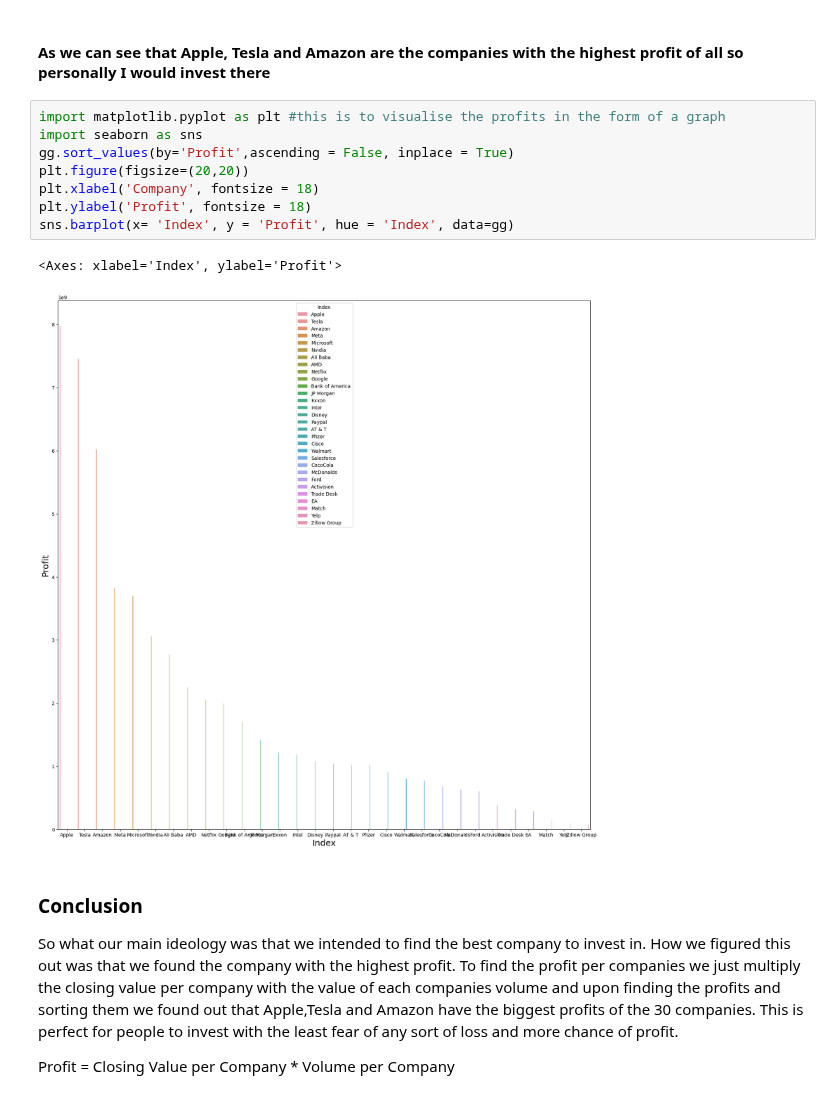
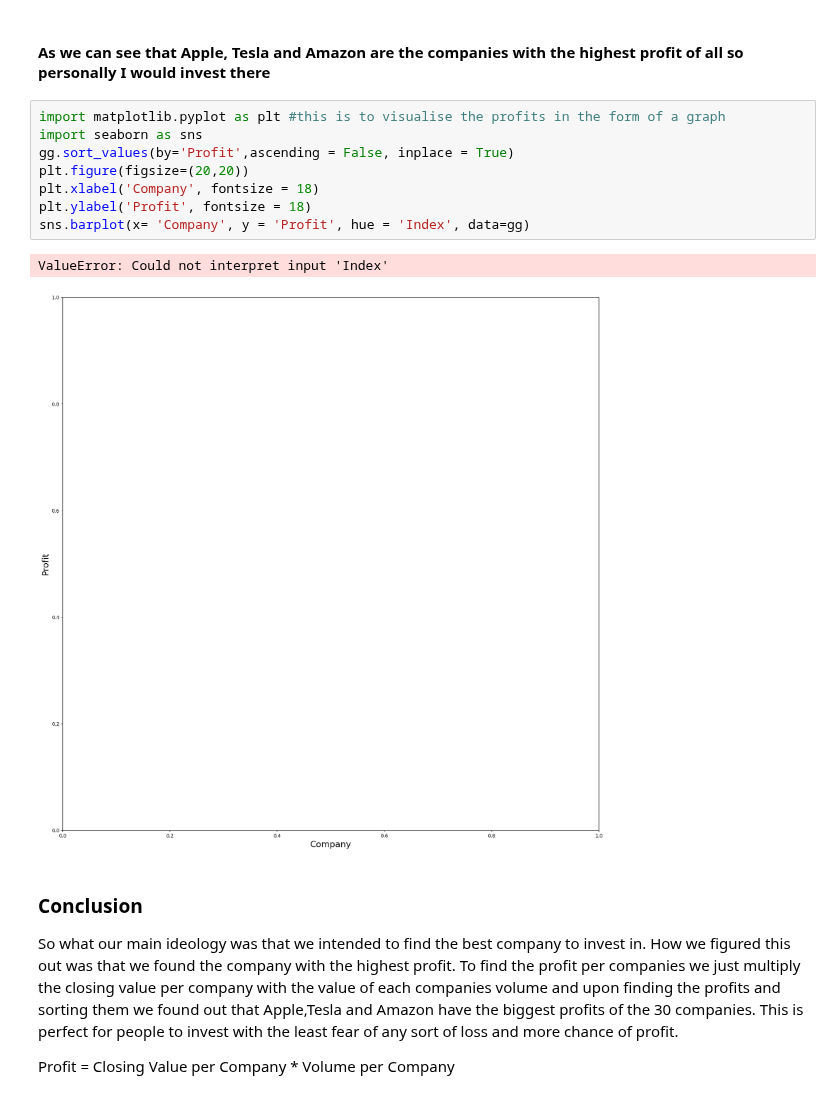
Before and after one commit to ubco-W2022T2-data301/Group35, a Jupyter notebook: analysis/analysis2.ipynb, the cells around one changed output. Cells and saved outputs as stored; diff of their text form.

```diff
--- a/analysis/analysis2.ipynb
+++ b/analysis/analysis2.ipynb
@@ -70,14 +66,14 @@ gg.head(5)   # this step helps us see the top 5 companies with the highest profi
 # %%
 import matplotlib.pyplot as plt #this is to visualise the profits in the form of a graph
 import seaborn as sns
 gg.sort_values(by='Profit',ascending = False, inplace = True)
 plt.figure(figsize=(20,20))
 plt.xlabel('Company', fontsize = 18)
 plt.ylabel('Profit', fontsize = 18)
-sns.barplot(x= 'Index', y = 'Profit', hue = 'Index', data=gg)
+sns.barplot(x= 'Company', y = 'Profit', hue = 'Index', data=gg)
 # %% [output]
-<Axes: xlabel='Index', ylabel='Profit'>
+ValueError: Could not interpret input 'Index'
-[figure, old version]
+[figure, new version]
 # %% [markdown]
 ### Conclusion
 So what our main ideology was that we intended to find the best company to invest in. How we figured this out was that
```
Also changed, not shown: parts of 1 cell of this notebook, 1 other file.
